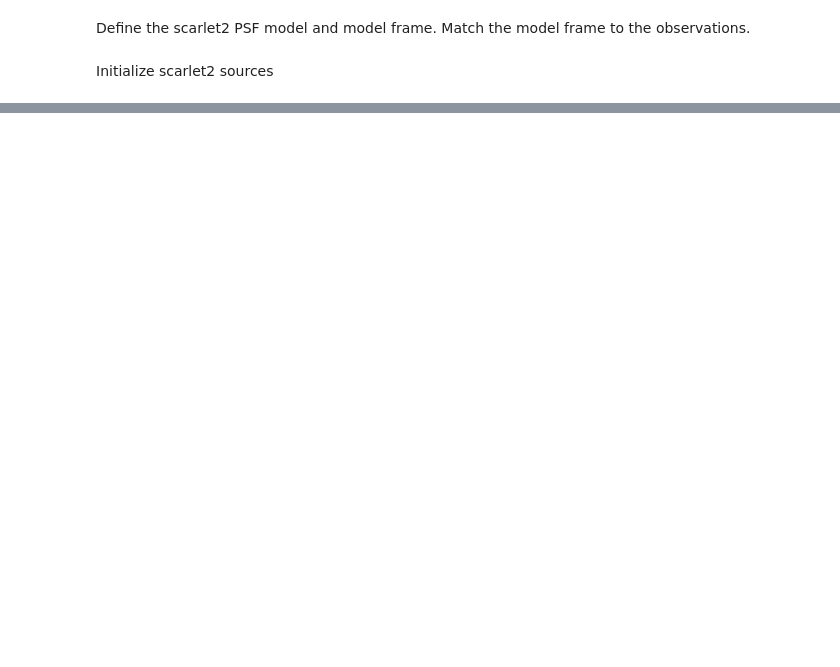
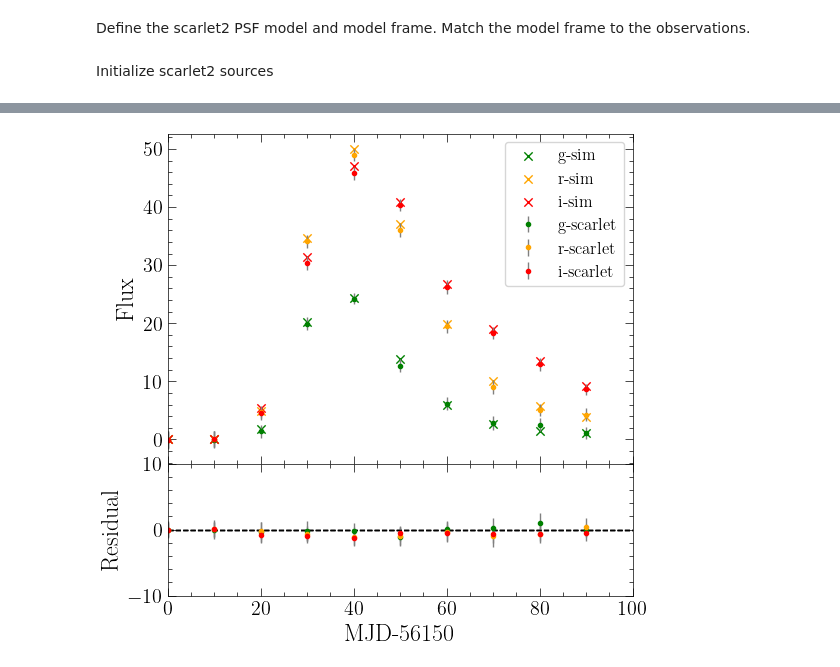
Before and after one commit to charlotteaward/TimeDomainScarlet2, a Jupyter notebook: notebooks/Simulated_SN_example.ipynb, the cells around one changed output, grey strips where cells are left out. Saved outputs shown, nothing was run; the diff lists cells and outputs as text; code cells hidden in the pictures; blank space fills up the shorter version.

```diff
--- a/notebooks/Simulated_SN_example.ipynb
+++ b/notebooks/Simulated_SN_example.ipynb
@@ -523,0 +595,21 @@ plt.show()
+# %%
+fig, (ax1, ax2) = plt.subplots(2, 1, figsize=(6,6), sharex=True,height_ratios=[2.5,1])
+for bind,(b,c) in enumerate(zip(bandall,['green','orange','red','purple','blue'])):
+    indb = np.argwhere(np.asarray(lcbands)==b)[:,0]
+    indsort = np.argsort(times[epochs==b])
+    ax1.errorbar(times[epochs==b]-57700+1550,fluxes[epochs==b],yerr = fluxerrors[epochs==b],linestyle='',label=b+'-scarlet',color=c,marker='.',ecolor='gray')#+fluxgal[epochs==b]),label=b,color=c,marker='.')
+    ax1.scatter(np.asfarray(complc[:,0])[indb]-57700+1550,np.asfarray(complc[:,2])[indb],label=b+'-sim',color=c,marker='x')
+    ax2.errorbar(times[epochs==b][indsort]-57700+1550,fluxes[epochs==b][indsort]-np.asfarray(complc[:,2])[indb],yerr = fluxerrors[epochs==b],linestyle='',label=b+'-scarlet',color=c,marker='.',ecolor='gray')#+fluxgal[epochs==b]),label=b,color=c,marker='.')
+    ax2.axhline(y=0,linestyle='--', color='black')
+ax2.set_xlabel('MJD-56150')
+ax1.set_xlim((0,100))
+ax2.set_xlim((0,100))
+ax1.set_ylabel('Flux')
+ax1.legend()
+fig.subplots_adjust(hspace=0)
+ax2.set_ylim((-10,10))
+ax2.set_ylabel('Residual')
+fig.show()
+fig.savefig(plotdir+'/'+srcname+'_lc_flux_nonparametric_withresidual.pdf')
+# %% [output]
+[figure, added]
```
Also changed, not shown: parts of 13 cells of this notebook, 1 other file.
